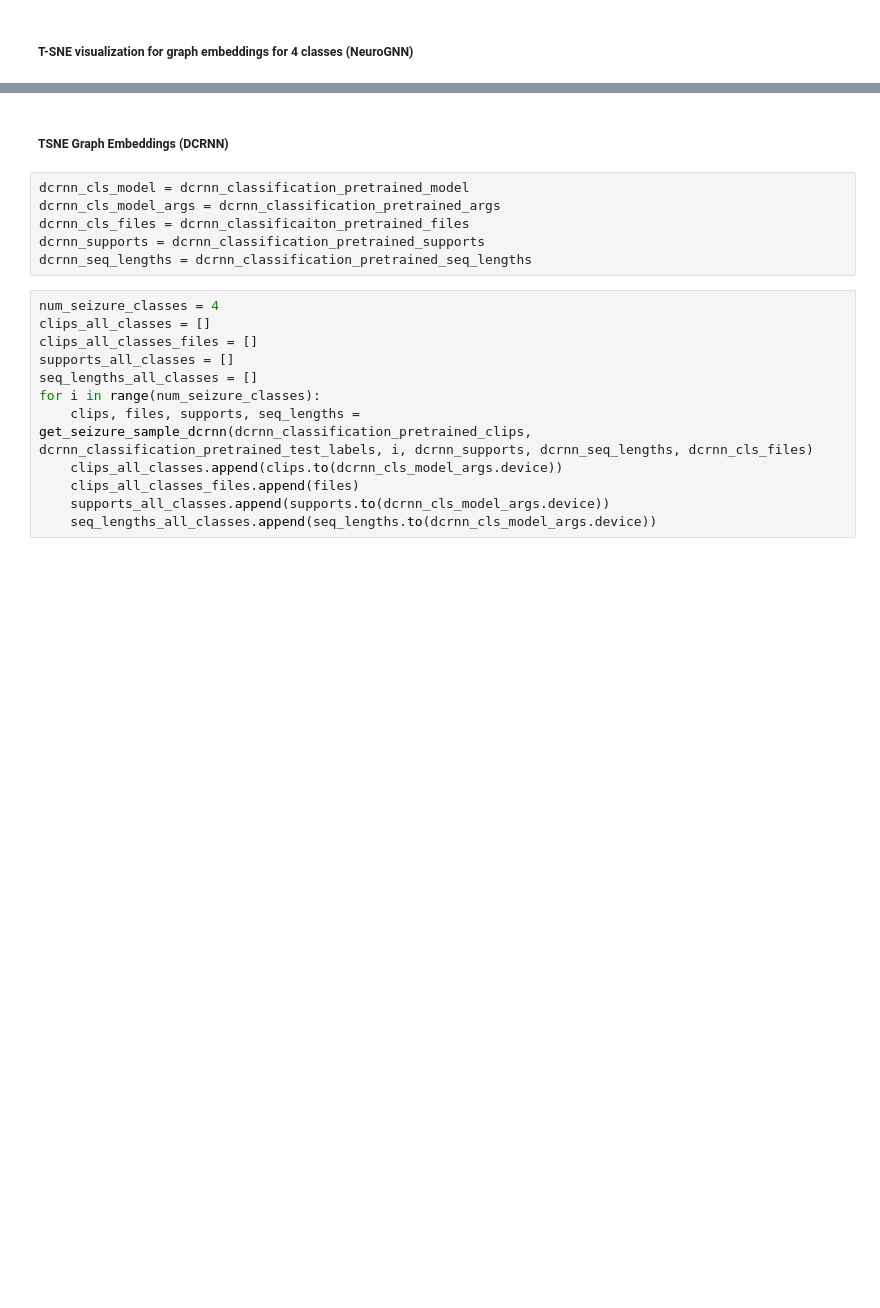
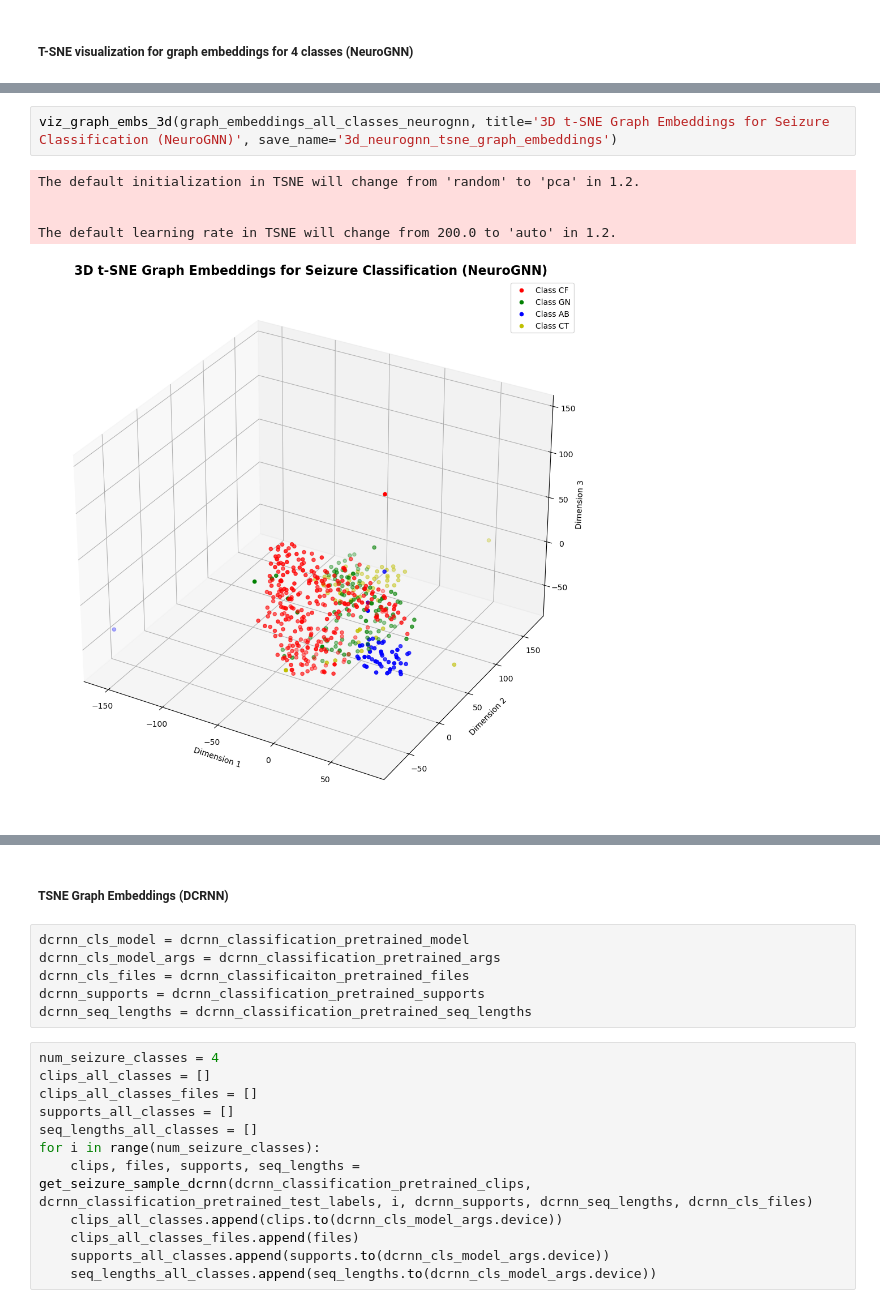
Before and after one commit to USC-InfoLab/NeuroGNN, a Jupyter notebook: analysis/performance_analysis.ipynb, the cells around one changed output, grey strips where cells are left out. Cells and saved outputs as stored; diff of their text form; blank space fills up the shorter version.

```diff
--- a/analysis/performance_analysis.ipynb
+++ b/analysis/performance_analysis.ipynb
@@ -686,0 +756,8 @@ The default learning rate in TSNE will change from 200.0 to 'auto' in 1.2.
+# %%
+viz_graph_embs_3d(graph_embeddings_all_classes_neurognn, title='3D t-SNE Graph Embeddings for Seizure Classification (NeuroGNN)', save_name='3d_neurognn_tsne_graph_embeddings')
+# %% [output]
+The default initialization in TSNE will change from 'random' to 'pca' in 1.2.
+
+
+The default learning rate in TSNE will change from 200.0 to 'auto' in 1.2.
+[figure, added]
```
Also changed, not shown: parts of 27 cells of this notebook, 16 other files.
